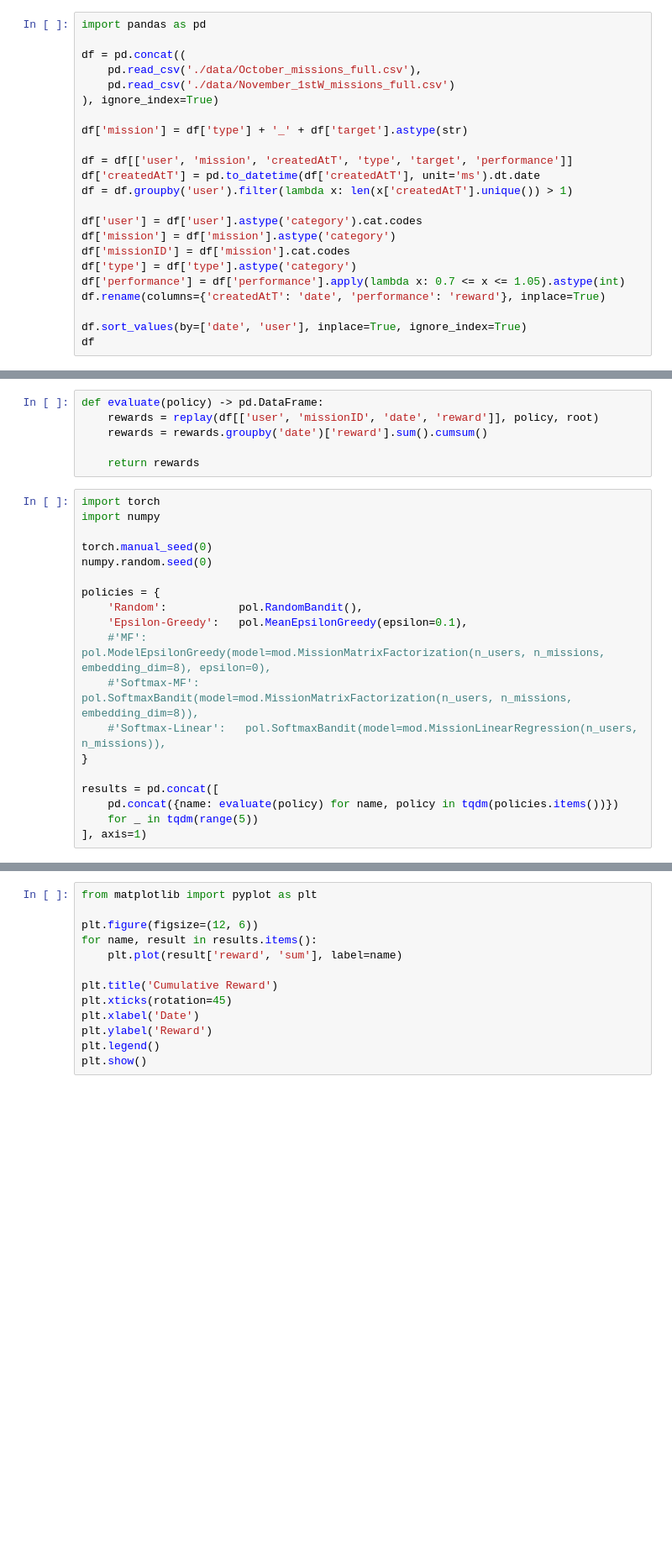
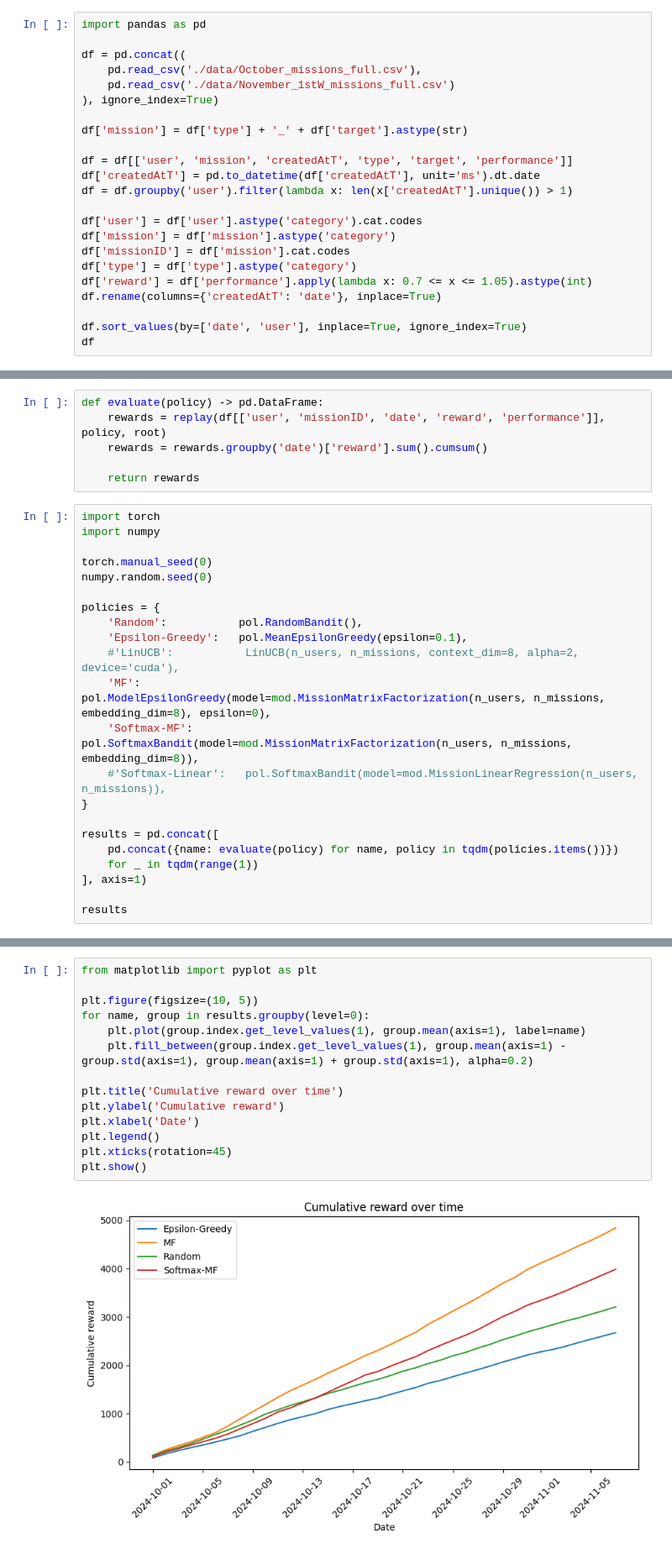
Before and after one commit to rik1599/recsys4good, a Jupyter notebook: bandit.ipynb, the cells around one changed output, grey strips where cells are left out. Shown at 84% size. Drawn from its saved outputs; the diff is of its cells as text; blank space fills up the shorter version.

```diff
--- a/bandit.ipynb
+++ b/bandit.ipynb
@@ -16,8 +16,8 @@ df['user'] = df['user'].astype('category').cat.codes
 df['mission'] = df['mission'].astype('category')
 df['missionID'] = df['mission'].cat.codes
 df['type'] = df['type'].astype('category')
-df['performance'] = df['performance'].apply(lambda x: 0.7 <= x <= 1.05).astype(int)
-df.rename(columns={'createdAtT': 'date', 'performance': 'reward'}, inplace=True)
+df['reward'] = df['performance'].apply(lambda x: 0.7 <= x <= 1.05).astype(int)
+df.rename(columns={'createdAtT': 'date'}, inplace=True)
 
 df.sort_values(by=['date', 'user'], inplace=True, ignore_index=True)
 df
@@ -67,7 +96,7 @@ def replay(df: pd.DataFrame, policy: pol.Policy, root: TreeNode):
     return history
 # %%
 def evaluate(policy) -> pd.DataFrame:
-    rewards = replay(df[['user', 'missionID', 'date', 'reward']], policy, root)
+    rewards = replay(df[['user', 'missionID', 'date', 'reward', 'performance']], policy, root)
     rewards = rewards.groupby('date')['reward'].sum().cumsum()
 
     return rewards
@@ -81,12 +110,15 @@ numpy.random.seed(0)
 policies = {
     'Random':           pol.RandomBandit(),
     'Epsilon-Greedy':   pol.MeanEpsilonGreedy(epsilon=0.1),
-    #'MF':               pol.ModelEpsilonGreedy(model=mod.MissionMatrixFactorization(n_users, n_missions, embedding_dim=8), epsilon=0),
-    #'Softmax-MF':       pol.SoftmaxBandit(model=mod.MissionMatrixFactorization(n_users, n_missions, embedding_dim=8)),
+    #'LinUCB':           LinUCB(n_users, n_missions, context_dim=8, alpha=2, device='cuda'),
+    'MF':               pol.ModelEpsilonGreedy(model=mod.MissionMatrixFactorization(n_users, n_missions, embedding_dim=8), epsilon=0),
+    'Softmax-MF':       pol.SoftmaxBandit(model=mod.MissionMatrixFactorization(n_users, n_missions, embedding_dim=8)),
     #'Softmax-Linear':   pol.SoftmaxBandit(model=mod.MissionLinearRegression(n_users, n_missions)),
 }
 
 results = pd.concat([
     pd.concat({name: evaluate(policy) for name, policy in tqdm(policies.items())})
-    for _ in tqdm(range(5))
+    for _ in tqdm(range(1))
 ], axis=1)
+
+results
@@ -93,13 +140,16 @@ results = pd.concat([
-# %%
-from matplotlib import pyplot as plt
-
-plt.figure(figsize=(12, 6))
-for name, result in results.items():
-    plt.plot(result['reward', 'sum'], label=name)
-
-plt.title('Cumulative Reward')
-plt.xticks(rotation=45)
-plt.xlabel('Date')
-plt.ylabel('Reward')
-plt.legend()
-plt.show()
+# %%
+from matplotlib import pyplot as plt
+
+plt.figure(figsize=(10, 5))
+for name, group in results.groupby(level=0):
+    plt.plot(group.index.get_level_values(1), group.mean(axis=1), label=name)
+    plt.fill_between(group.index.get_level_values(1), group.mean(axis=1) - group.std(axis=1), group.mean(axis=1) + group.std(axis=1), alpha=0.2)
+
+plt.title('Cumulative reward over time')
+plt.ylabel('Cumulative reward')
+plt.xlabel('Date')
+plt.legend()
+plt.xticks(rotation=45)
+plt.show()
+# %% [output]
+[figure, added]
```
Also changed, not shown: parts of 5 cells of this notebook, 2 other files.
